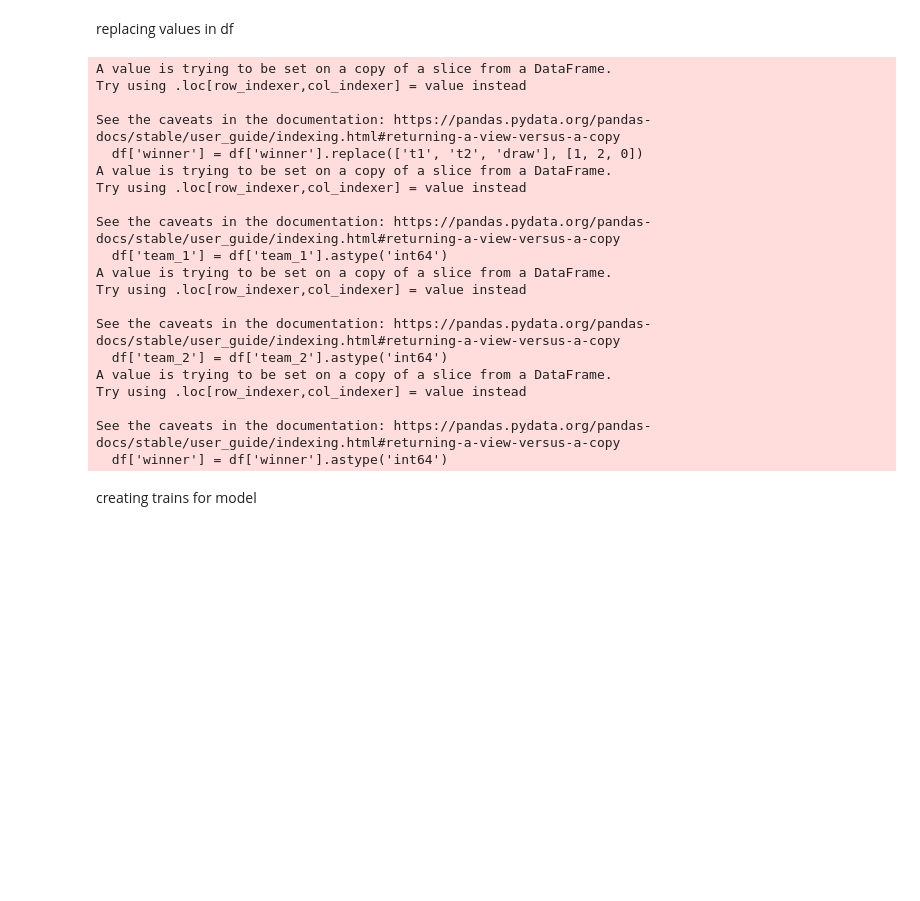
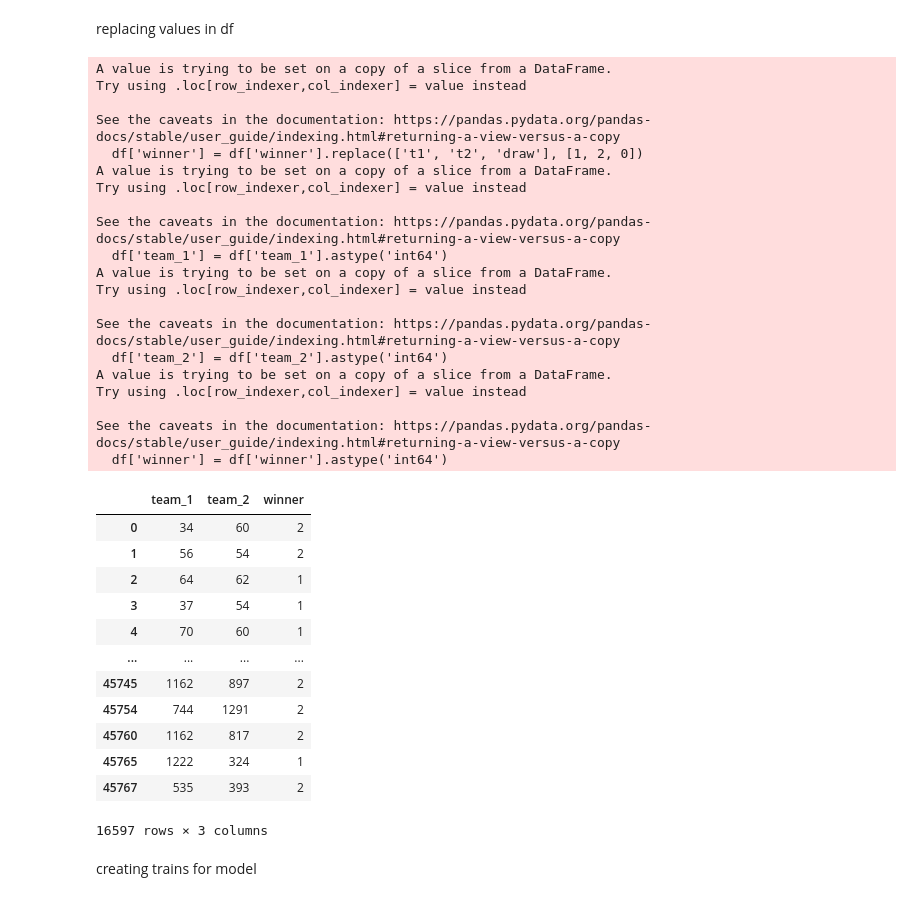
Before and after one commit to dota2istrash/professionals_ml, a Jupyter notebook: main.ipynb, the cells around one changed output. Drawn from its saved outputs; the diff is of its cells as text; code cells hidden in the pictures; blank space fills up the shorter version.

```diff
--- a/main.ipynb
+++ b/main.ipynb
@@ -101,30 +101,44 @@ replacing values in df
 # %%
 df['winner'] = df['winner'].replace(['t1', 't2', 'draw'], [1, 2, 0])
 
 df['team_1'] = df['team_1'].astype('int64')
 df['team_2'] = df['team_2'].astype('int64')
 df['winner'] = df['winner'].astype('int64')
+df
 # %% [output]
 A value is trying to be set on a copy of a slice from a DataFrame.
 Try using .loc[row_indexer,col_indexer] = value instead
 
 See the caveats in the documentation: https://pandas.pydata.org/pandas-docs/stable/user_guide/indexing.html#returning-a-view-versus-a-copy
   df['winner'] = df['winner'].replace(['t1', 't2', 'draw'], [1, 2, 0])
 A value is trying to be set on a copy of a slice from a DataFrame.
 Try using .loc[row_indexer,col_indexer] = value instead
 
 See the caveats in the documentation: https://pandas.pydata.org/pandas-docs/stable/user_guide/indexing.html#returning-a-view-versus-a-copy
   df['team_1'] = df['team_1'].astype('int64')
 A value is trying to be set on a copy of a slice from a DataFrame.
 Try using .loc[row_indexer,col_indexer] = value instead
 
 See the caveats in the documentation: https://pandas.pydata.org/pandas-docs/stable/user_guide/indexing.html#returning-a-view-versus-a-copy
   df['team_2'] = df['team_2'].astype('int64')
 A value is trying to be set on a copy of a slice from a DataFrame.
 Try using .loc[row_indexer,col_indexer] = value instead
 
 See the caveats in the documentation: https://pandas.pydata.org/pandas-docs/stable/user_guide/indexing.html#returning-a-view-versus-a-copy
   df['winner'] = df['winner'].astype('int64')
+|  | team_1 | team_2 | winner |
+| 0 | 34 | 60 | 2 |
+| 1 | 56 | 54 | 2 |
+| 2 | 64 | 62 | 1 |
+| 3 | 37 | 54 | 1 |
+| 4 | 70 | 60 | 1 |
+| ... | ... | ... | ... |
+| 45745 | 1162 | 897 | 2 |
+| 45754 | 744 | 1291 | 2 |
+| 45760 | 1162 | 817 | 2 |
+| 45765 | 1222 | 324 | 1 |
+| 45767 | 535 | 393 | 2 |
+16597 rows × 3 columns
 # %% [markdown]
 creating trains for model
 # %%
```
Also changed, not shown: parts of 2 cells of this notebook.
